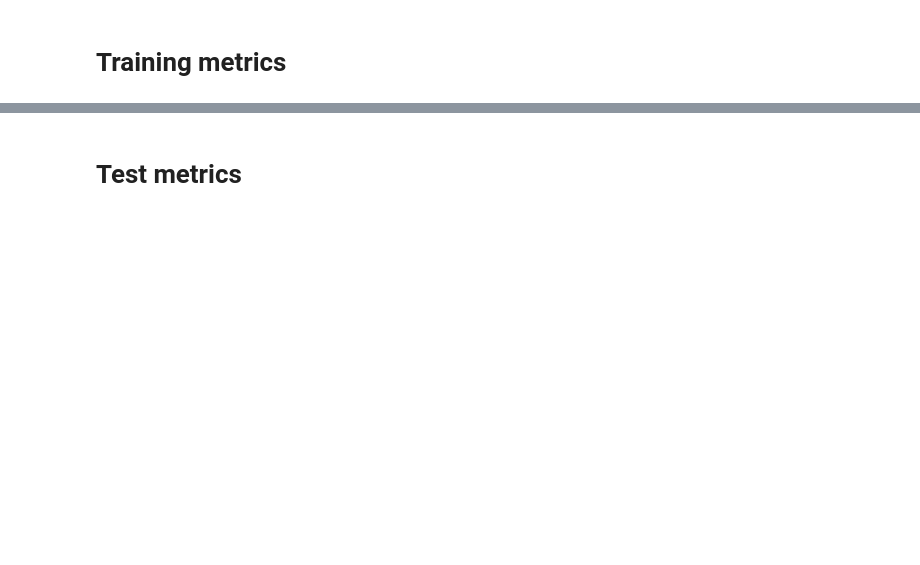
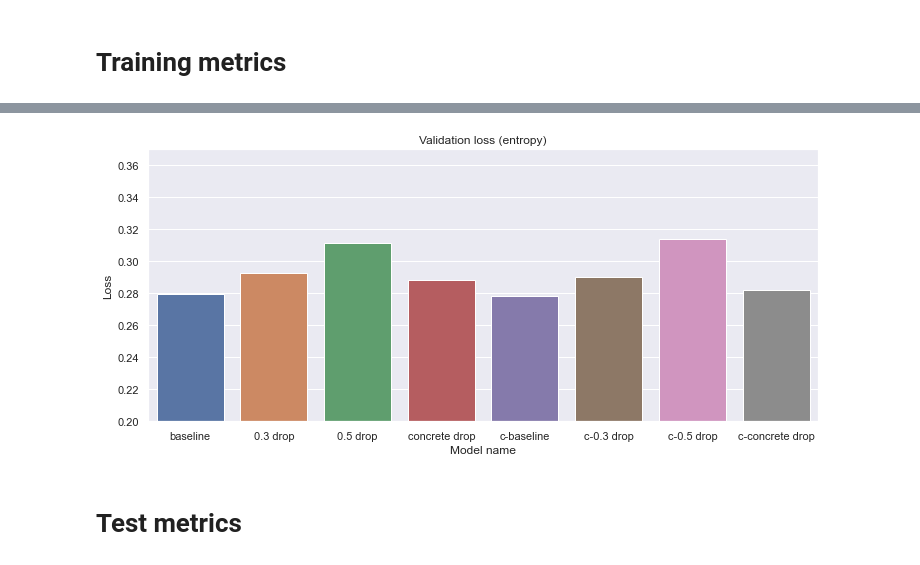
Before and after one commit to nlhkh/mimic3-benchmarks, a Jupyter notebook: Analyze results.ipynb, the cells around one changed output, grey strips where cells are left out. Drawn from its saved outputs; the diff is of its cells as text; code cells hidden in the pictures; blank space fills up the shorter version.

```diff
--- a/Analyze results.ipynb
+++ b/Analyze results.ipynb
@@ -39,3 +47,13 @@ plt.show()
+# %%
+plt.figure(figsize=(12, 5))
+sns.barplot(x="name", y="val_loss", data=training_metrics)
+plt.xlabel("Model name")
+plt.ylabel("Loss")
+plt.ylim(0.20, 0.37)
+plt.title("Validation loss (entropy)")
+plt.show()
+# %% [output]
+[figure, added]
 # %% [markdown]
 # Test metrics
 # %%
```
Also changed, not shown: parts of 12 cells of this notebook, 1 other file.
